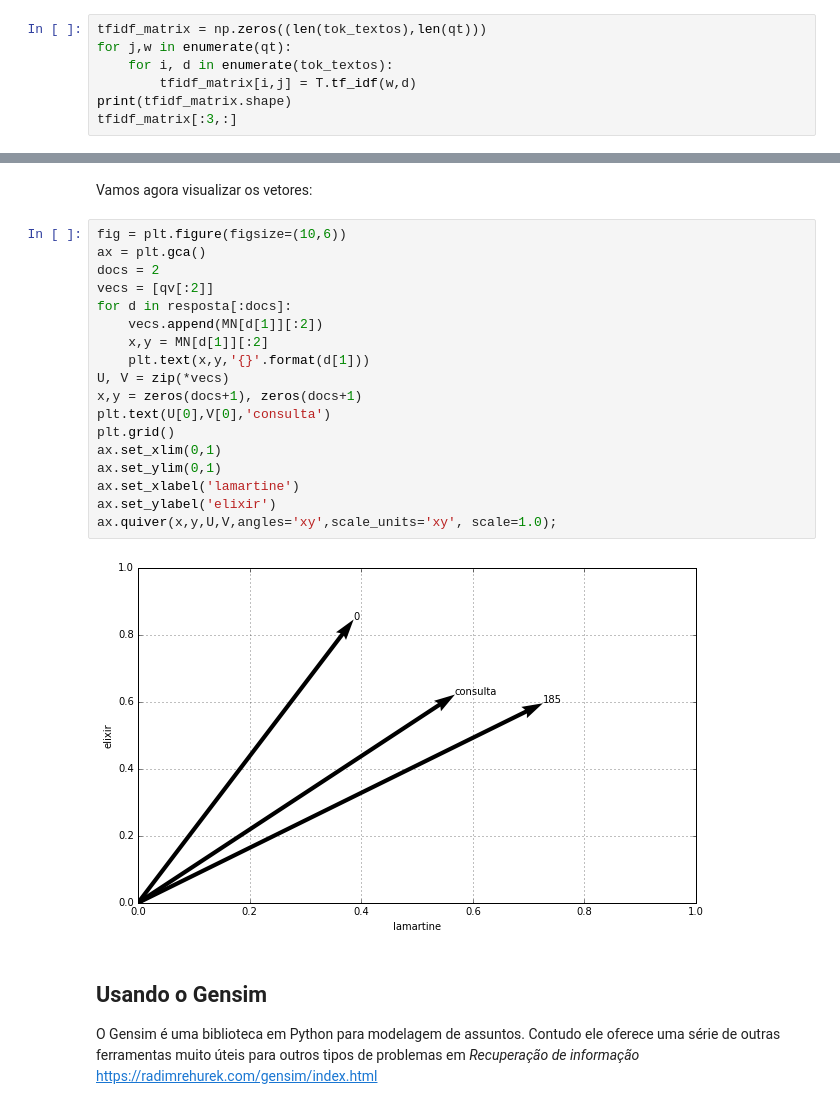
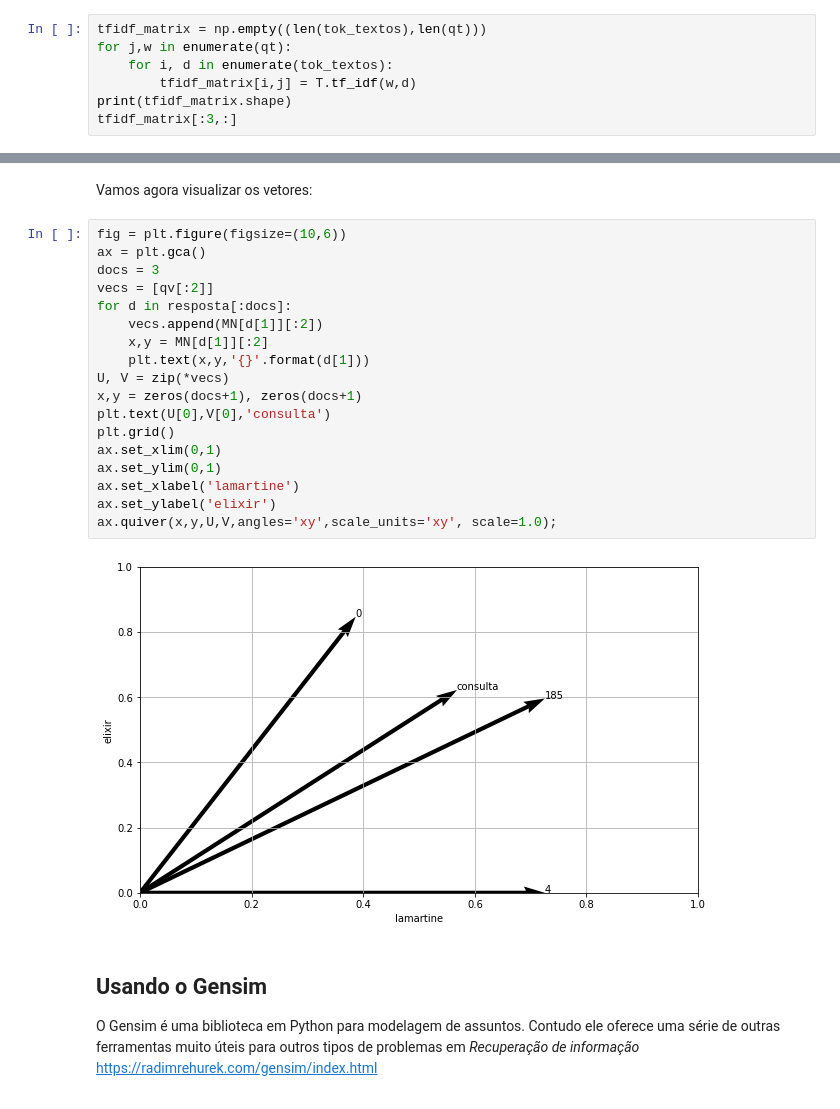
Before and after one commit to fccoelho/curso-IRI, a Jupyter notebook: Prática 2.ipynb, the cells around one changed output, grey strips where cells are left out. Drawn from its saved outputs; the diff is of its cells as text.

```diff
--- a/Prática 2.ipynb
+++ b/Prática 2.ipynb
@@ -55,7 +62,7 @@ qt = WordPunctTokenizer().tokenize(q.lower())
 # %% [markdown]
 Agora vamos calcular o tfidf dos termos da nossa consulta em cada documento.
 # %%
-tfidf_matrix = np.zeros((len(tok_textos),len(qt)))
+tfidf_matrix = np.empty((len(tok_textos),len(qt)))
 for j,w in enumerate(qt):
     for i, d in enumerate(tok_textos):
         tfidf_matrix[i,j] = T.tf_idf(w,d)
@@ -146,23 +160,23 @@ Vamos agora visualizar os vetores:
 # %%
 fig = plt.figure(figsize=(10,6))
 ax = plt.gca()
-docs = 2
+docs = 3
 vecs = [qv[:2]]
 for d in resposta[:docs]:
     vecs.append(MN[d[1]][:2])
     x,y = MN[d[1]][:2]
     plt.text(x,y,'{}'.format(d[1]))
 U, V = zip(*vecs)
 x,y = zeros(docs+1), zeros(docs+1)
 plt.text(U[0],V[0],'consulta')
 plt.grid()
 ax.set_xlim(0,1)
 ax.set_ylim(0,1)
 ax.set_xlabel('lamartine')
 ax.set_ylabel('elixir')
 ax.quiver(x,y,U,V,angles='xy',scale_units='xy', scale=1.0);
 # %% [output]
-[figure, old version]
+[figure, new version]
 # %% [markdown]
 Usando o Gensim
 ---------------
```
Also changed, not shown: parts of 14 cells of this notebook, 1 other file.
